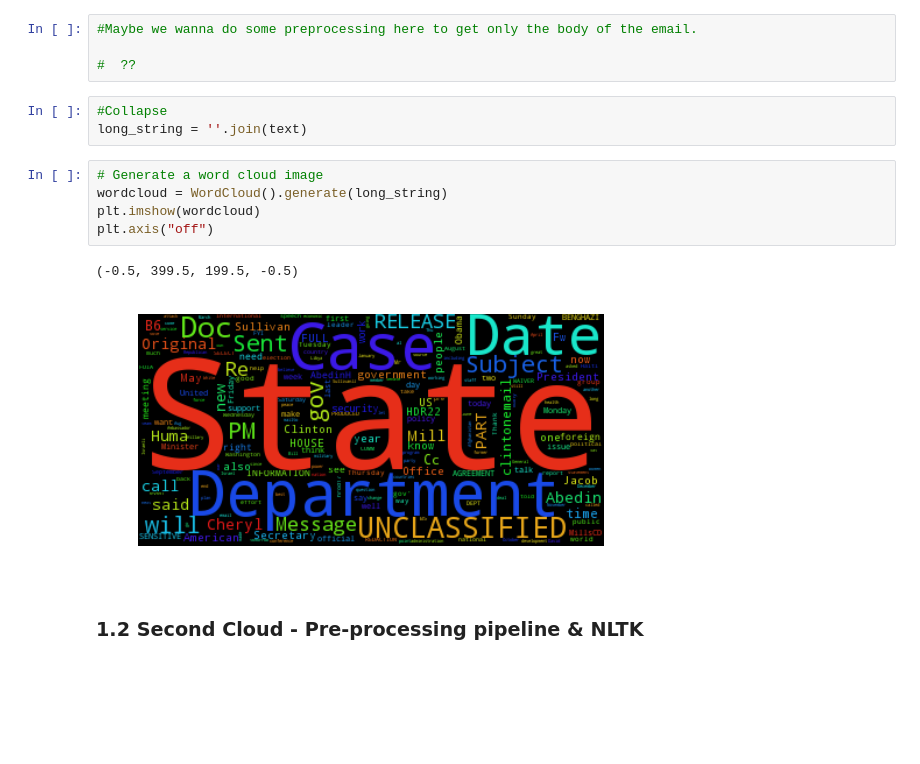
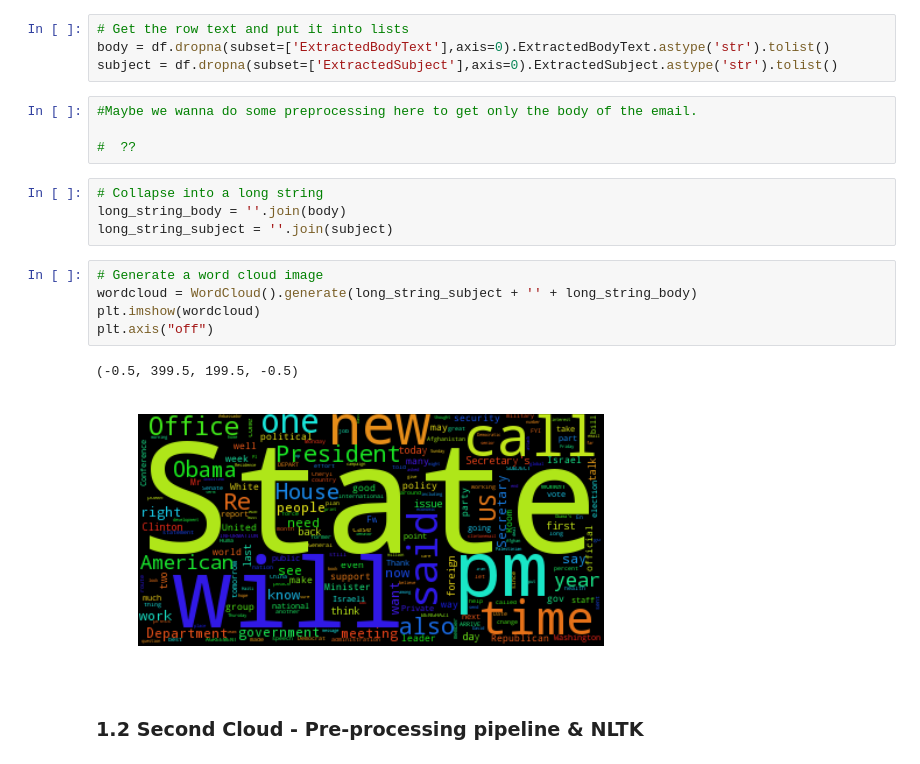
Before and after one commit to vidit09/ada-homework, a Jupyter notebook: 05 - Taming Text/Taming Text.ipynb, the cells around one changed output. Saved outputs shown, nothing was run; the diff lists cells and outputs as text; blank space fills up the shorter version.

```diff
--- a/05 - Taming Text/Taming Text.ipynb
+++ b/05 - Taming Text/Taming Text.ipynb
@@ -42,18 +48,23 @@ text[0]
+# %%
+# Get the row text and put it into lists
+body = df.dropna(subset=['ExtractedBodyText'],axis=0).ExtractedBodyText.astype('str').tolist()
+subject = df.dropna(subset=['ExtractedSubject'],axis=0).ExtractedSubject.astype('str').tolist()
 # %%
 #Maybe we wanna do some preprocessing here to get only the body of the email.
 
 #  ??
-# %%
-#Collapse
-long_string = ''.join(text)
+# %%
+# Collapse into a long string
+long_string_body = ''.join(body)
+long_string_subject = ''.join(subject)
 # %%
 # Generate a word cloud image
-wordcloud = WordCloud().generate(long_string)
+wordcloud = WordCloud().generate(long_string_subject + '' + long_string_body)
 plt.imshow(wordcloud)
 plt.axis("off")
 # %% [output]
 (-0.5, 399.5, 199.5, -0.5)
-[figure, old version]
+[figure, new version]
 # %% [markdown]
 ### 1.2 Second Cloud - Pre-processing pipeline & NLTK
 # %%
```
Also changed, not shown: parts of 4 cells of this notebook.
